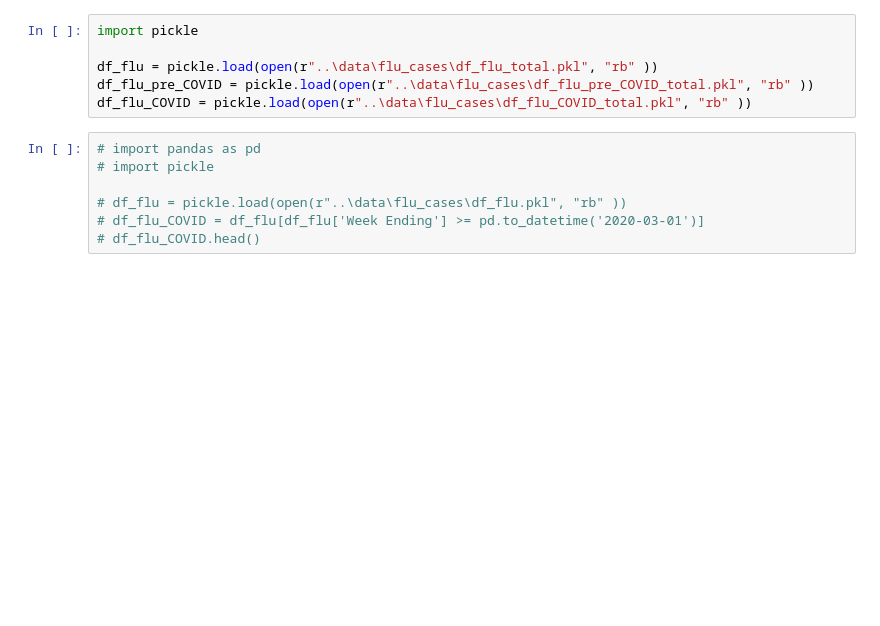
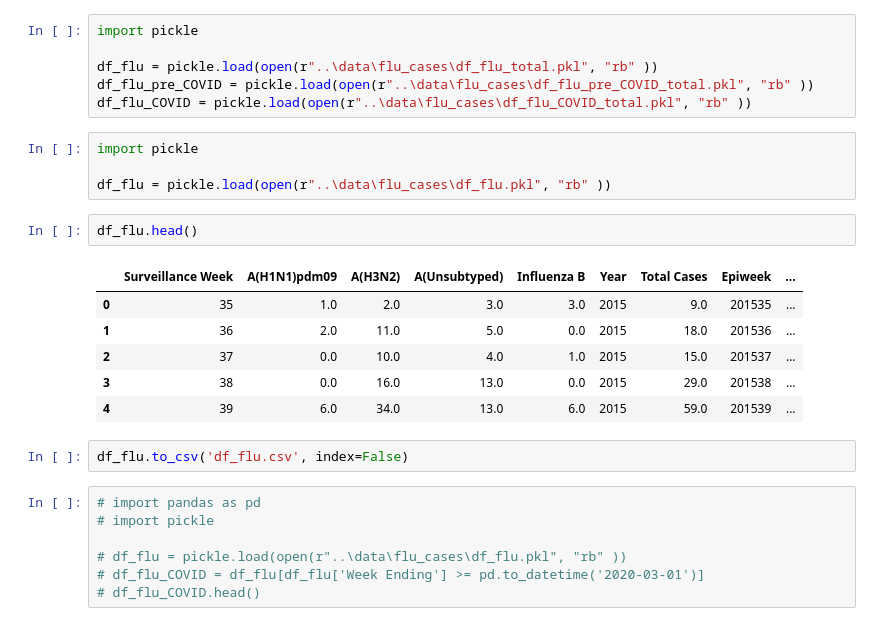
Before and after one commit to jess-moloney/LHL_final_project_influenza_forecasting, a Jupyter notebook: notebooks/EDA_Modelling.ipynb, the cells around one changed output. Cells and saved outputs as stored; diff of their text form; blank space fills up the shorter version.

```diff
--- a/notebooks/EDA_Modelling.ipynb
+++ b/notebooks/EDA_Modelling.ipynb
@@ -4,6 +4,21 @@ import pickle
 df_flu = pickle.load(open(r"..\data\flu_cases\df_flu_total.pkl", "rb" ))
 df_flu_pre_COVID = pickle.load(open(r"..\data\flu_cases\df_flu_pre_COVID_total.pkl", "rb" ))
 df_flu_COVID = pickle.load(open(r"..\data\flu_cases\df_flu_COVID_total.pkl", "rb" ))
+# %%
+import pickle
+
+df_flu = pickle.load(open(r"..\data\flu_cases\df_flu.pkl", "rb" ))
+# %%
+df_flu.head()
+# %% [output]
+|  | Surveillance Week | A(H1N1)pdm09 | A(H3N2) | A(Unsubtyped) | Influenza B | Year | Total Cases | Epiweek | ... |
+| 0 | 35 | 1.0 | 2.0 | 3.0 | 3.0 | 2015 | 9.0 | 201535 | ... |
+| 1 | 36 | 2.0 | 11.0 | 5.0 | 0.0 | 2015 | 18.0 | 201536 | ... |
+| 2 | 37 | 0.0 | 10.0 | 4.0 | 1.0 | 2015 | 15.0 | 201537 | ... |
+| 3 | 38 | 0.0 | 16.0 | 13.0 | 0.0 | 2015 | 29.0 | 201538 | ... |
+| 4 | 39 | 6.0 | 34.0 | 13.0 | 6.0 | 2015 | 59.0 | 201539 | ... |
+# %%
+df_flu.to_csv('df_flu.csv', index=False)
 # %%
 # import pandas as pd
 # import pickle
```
Also changed, not shown: parts of 53 cells of this notebook, 3 other files.
